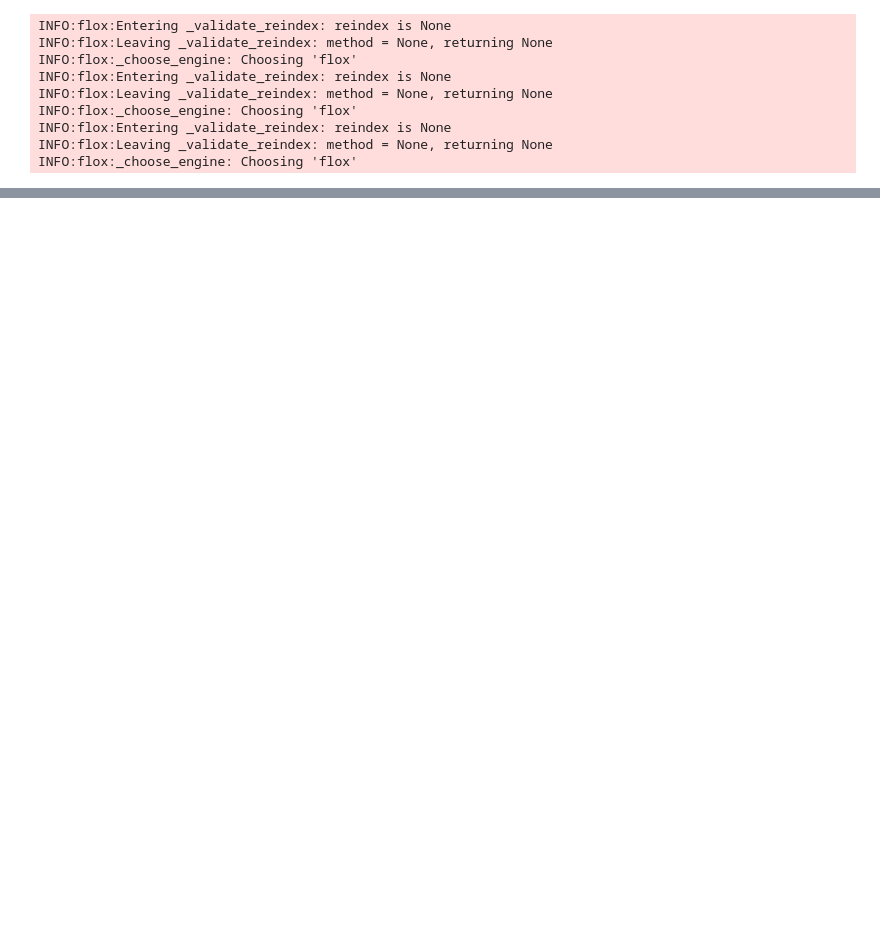
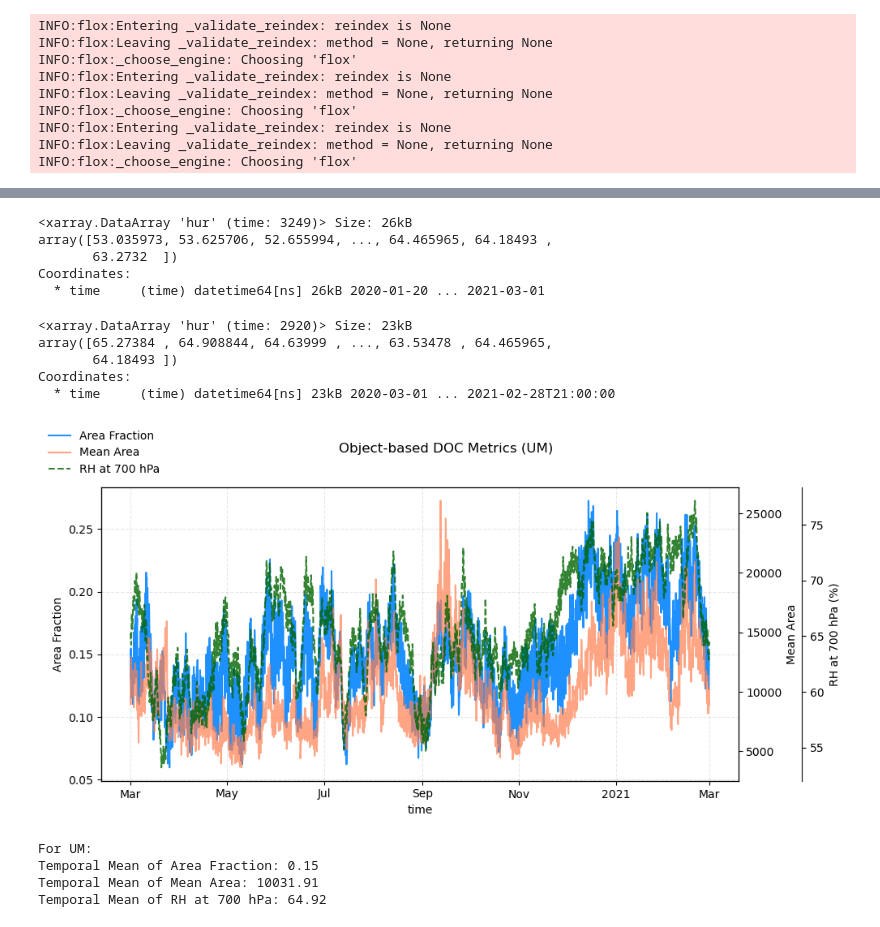
Before and after one commit to 21centuryweather/hk25-AusNode-DOCmeso, a Jupyter notebook: get_metrics/Greeshma/read_metrics.ipynb, the cells around one changed output, grey strips where cells are left out. Drawn from its saved outputs; the diff is of its cells as text; code cells hidden in the pictures; blank space fills up the shorter version.

```diff
--- a/get_metrics/Greeshma/read_metrics.ipynb
+++ b/get_metrics/Greeshma/read_metrics.ipynb
@@ -282,0 +276,9 @@ Text(0.0, 1.0, 'Object-based DOC metrics')
+# %%
+# Area fraction and mean area
+um_area_frac = xr.open_dataset(f"{um_path_metrics}/{um_file_area_frac}")
+um_mean_area = xr.open_dataset(f"{um_path_metrics}/{um_file_mean_area}")
+
+# Select percentile
+per = 95
+um_area_frac = um_area_frac[f"area_fraction_thres_pr_percentiles_{per}"]
+um_mean_area = um_mean_area[f"mean_area_thres_pr_percentiles_{per}"]
@@ -282,0 +331,20 @@ Text(0.0, 1.0, 'Object-based DOC metrics')
+# %%
+um_rh_700  = um_ds['hur']
+print(um_rh_700)
+# %% [output]
+<xarray.DataArray 'hur' (time: 3249)> Size: 26kB
+array([53.035973, 53.625706, 52.655994, ..., 64.465965, 64.18493 ,
+       63.2732  ])
+Coordinates:
+  * time     (time) datetime64[ns] 26kB 2020-01-20 ... 2021-03-01
+# %%
+# creating a subset with timesteps between 2020-04-01 and 2021-03-31
+
+um_r_700_3h = um_rh_700.sel(time=slice("2020-03-01", "2021-02-28"))
+print(um_r_700_3h)
+# %% [output]
+<xarray.DataArray 'hur' (time: 2920)> Size: 23kB
+array([65.27384 , 64.908844, 64.63999 , ..., 63.53478 , 64.465965,
+       64.18493 ])
+Coordinates:
+  * time     (time) datetime64[ns] 23kB 2020-03-01 ... 2021-02-28T21:00:00
@@ -282,0 +356,43 @@ Text(0.0, 1.0, 'Object-based DOC metrics')
+# %%
+import matplotlib.pyplot as plt
+
+fig, ax = plt.subplots(figsize=(10, 5))
+
+# Left y-axis: area_frac
+line1, = um_area_frac.plot(ax=ax, color="dodgerblue", label="Area Fraction")
+ax.set_ylabel("Area Fraction")
+
+# First right y-axis: mean_area
+ax2 = ax.twinx()
+line2, = um_mean_area.plot(ax=ax2, color="coral", alpha=0.7, label="Mean Area")
+ax2.set_ylabel("Mean Area")
+
+# Second right y-axis: r_700_3h.r
+ax3 = ax.twinx()
+ax3.spines['right'].set_position(('axes', 1.1))
+ax3.spines['right'].set_visible(True)
+line3, = um_r_700_3h.plot(ax=ax3, color="darkgreen", linestyle="--", alpha=0.8, label="RH at 700 hPa")
+ax3.set_ylabel("RH at 700 hPa (%)")
+
+
+lines = [line1, line2, line3]
+labels = [line.get_label() for line in lines]
+fig.legend(lines, labels, loc="upper left", frameon=False)
+
+
+fig.suptitle("Object-based DOC Metrics (UM)", y=0.95)
+ax.grid(True, linestyle='--', alpha=0.3)
+plt.tight_layout(rect=[0, 0, 1, 0.93])
+plt.show()
+# %% [output]
+[figure, added]
+# %%
+print('For UM:')
+print(f"Temporal Mean of Area Fraction: {um_area_frac.mean().item():.2f}")
+print(f"Temporal Mean of Mean Area: {um_mean_area.mean().item():.2f}")
+print(f"Temporal Mean of RH at 700 hPa: {um_rh_700.mean().item():.2f}")
+# %% [output]
+For UM:
+Temporal Mean of Area Fraction: 0.15
+Temporal Mean of Mean Area: 10031.91
+Temporal Mean of RH at 700 hPa: 64.92
```
Also changed, not shown: parts of 43 cells of this notebook.
